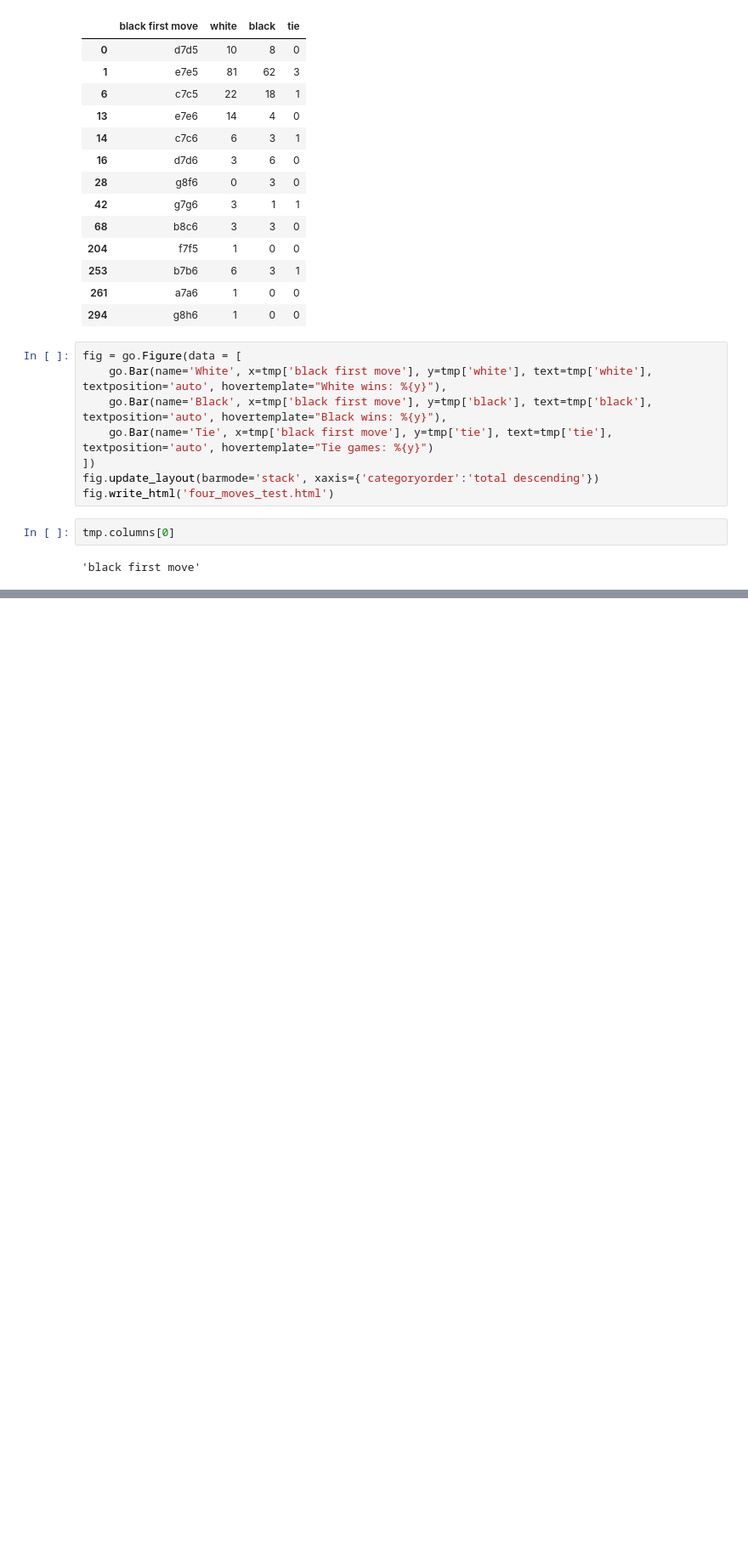
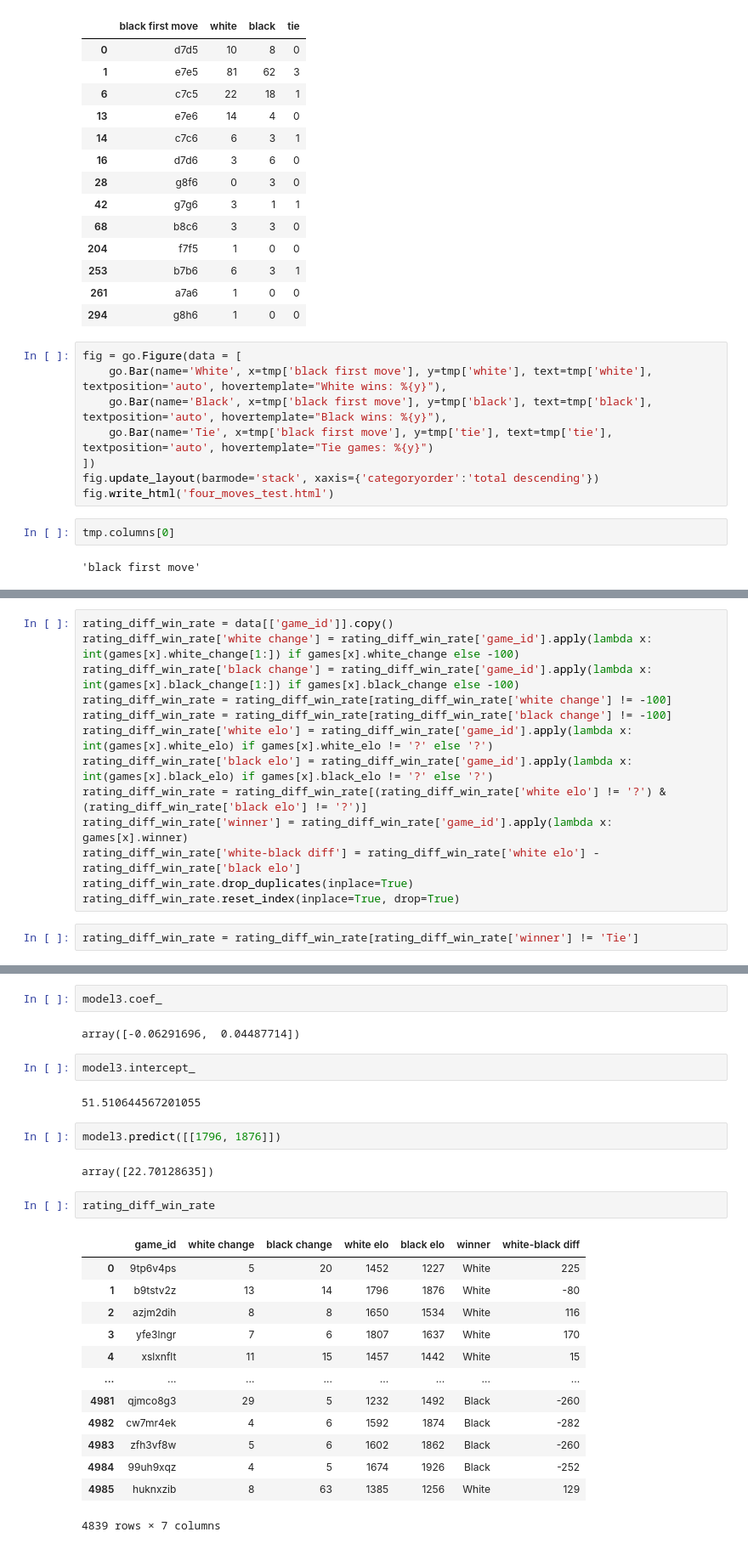
Before and after one commit to realjacoblinder/dsci521, a Jupyter notebook: Phase 2 - the begining.ipynb, the cells around one changed output, grey strips where cells are left out. Shown at 85% size. Cells and saved outputs as stored; diff of their text form; blank space fills up the shorter version.

```diff
--- a/Phase 2 - the begining.ipynb
+++ b/Phase 2 - the begining.ipynb
@@ -486,0 +494,15 @@ tmp.columns[0]
+# %%
+rating_diff_win_rate = data[['game_id']].copy()
+rating_diff_win_rate['white change'] = rating_diff_win_rate['game_id'].apply(lambda x: int(games[x].white_change[1:]) if games[x].white_change else -100)
+rating_diff_win_rate['black change'] = rating_diff_win_rate['game_id'].apply(lambda x: int(games[x].black_change[1:]) if games[x].black_change else -100)
+rating_diff_win_rate = rating_diff_win_rate[rating_diff_win_rate['white change'] != -100]
+rating_diff_win_rate = rating_diff_win_rate[rating_diff_win_rate['black change'] != -100]
+rating_diff_win_rate['white elo'] = rating_diff_win_rate['game_id'].apply(lambda x: int(games[x].white_elo) if games[x].white_elo != '?' else '?')
+rating_diff_win_rate['black elo'] = rating_diff_win_rate['game_id'].apply(lambda x: int(games[x].black_elo) if games[x].black_elo != '?' else '?')
+rating_diff_win_rate = rating_diff_win_rate[(rating_diff_win_rate['white elo'] != '?') & (rating_diff_win_rate['black elo'] != '?')]
+rating_diff_win_rate['winner'] = rating_diff_win_rate['game_id'].apply(lambda x: games[x].winner)
+rating_diff_win_rate['white-black diff'] = rating_diff_win_rate['white elo'] - rating_diff_win_rate['black elo']
+rating_diff_win_rate.drop_duplicates(inplace=True)
+rating_diff_win_rate.reset_index(inplace=True, drop=True)
+# %%
+rating_diff_win_rate = rating_diff_win_rate[rating_diff_win_rate['winner'] != 'Tie']
@@ -486,0 +547,28 @@ tmp.columns[0]
+# %%
+model3.coef_
+# %% [output]
+array([-0.06291696,  0.04487714])
+# %%
+model3.intercept_
+# %% [output]
+51.510644567201055
+# %%
+model3.predict([[1796, 1876]])
+# %% [output]
+array([22.70128635])
+# %%
+rating_diff_win_rate
+# %% [output]
+|  | game_id | white change | black change | white elo | black elo | winner | white-black diff |
+| 0 | 9tp6v4ps | 5 | 20 | 1452 | 1227 | White | 225 |
+| 1 | b9tstv2z | 13 | 14 | 1796 | 1876 | White | -80 |
+| 2 | azjm2dih | 8 | 8 | 1650 | 1534 | White | 116 |
+| 3 | yfe3lngr | 7 | 6 | 1807 | 1637 | White | 170 |
+| 4 | xslxnflt | 11 | 15 | 1457 | 1442 | White | 15 |
+| ... | ... | ... | ... | ... | ... | ... | ... |
+| 4981 | qjmco8g3 | 29 | 5 | 1232 | 1492 | Black | -260 |
+| 4982 | cw7mr4ek | 4 | 6 | 1592 | 1874 | Black | -282 |
+| 4983 | zfh3vf8w | 5 | 6 | 1602 | 1862 | Black | -260 |
+| 4984 | 99uh9xqz | 4 | 5 | 1674 | 1926 | Black | -252 |
+| 4985 | huknxzib | 8 | 63 | 1385 | 1256 | White | 129 |
+4839 rows × 7 columns
```
Also changed, not shown: parts of 15 cells of this notebook.
